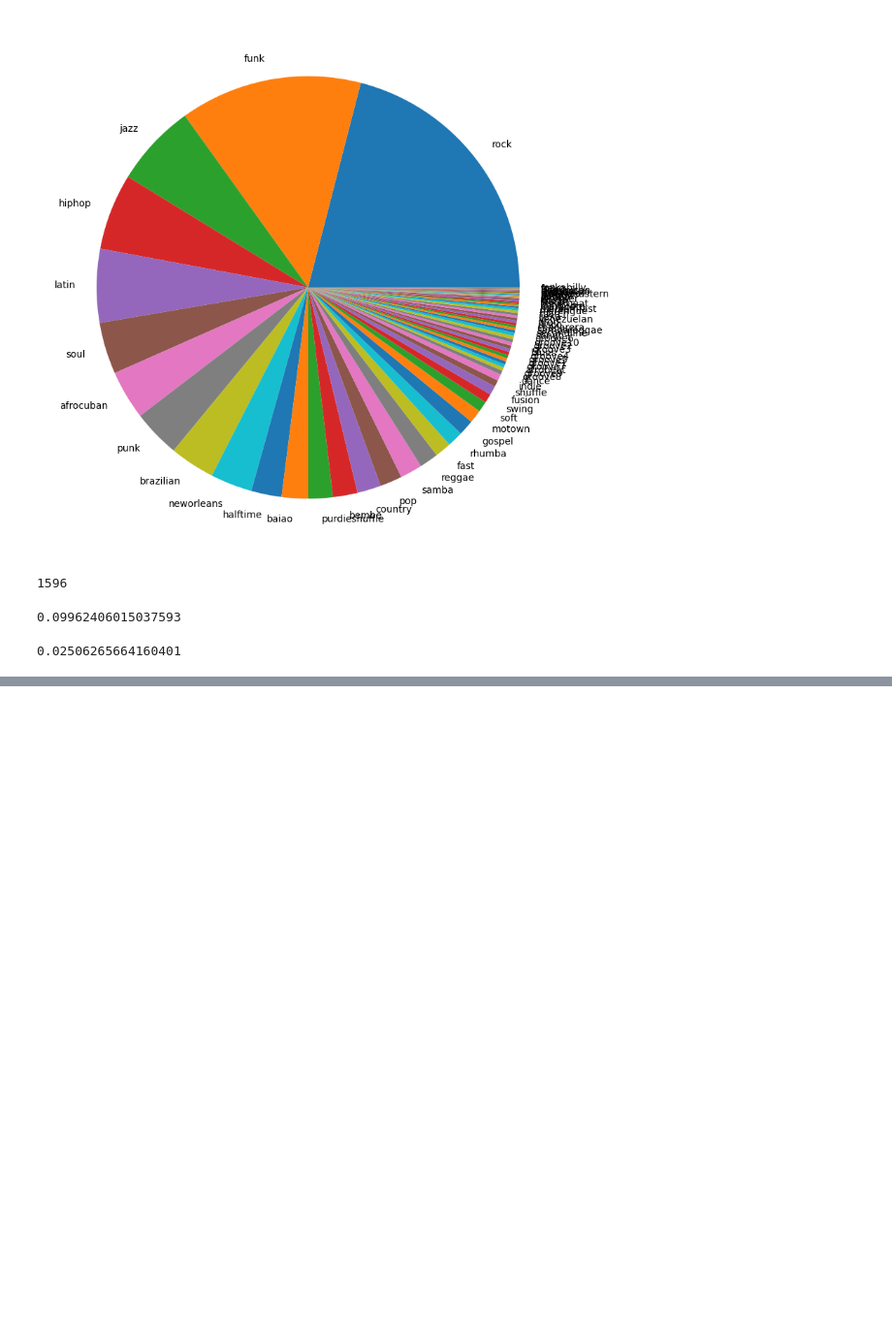
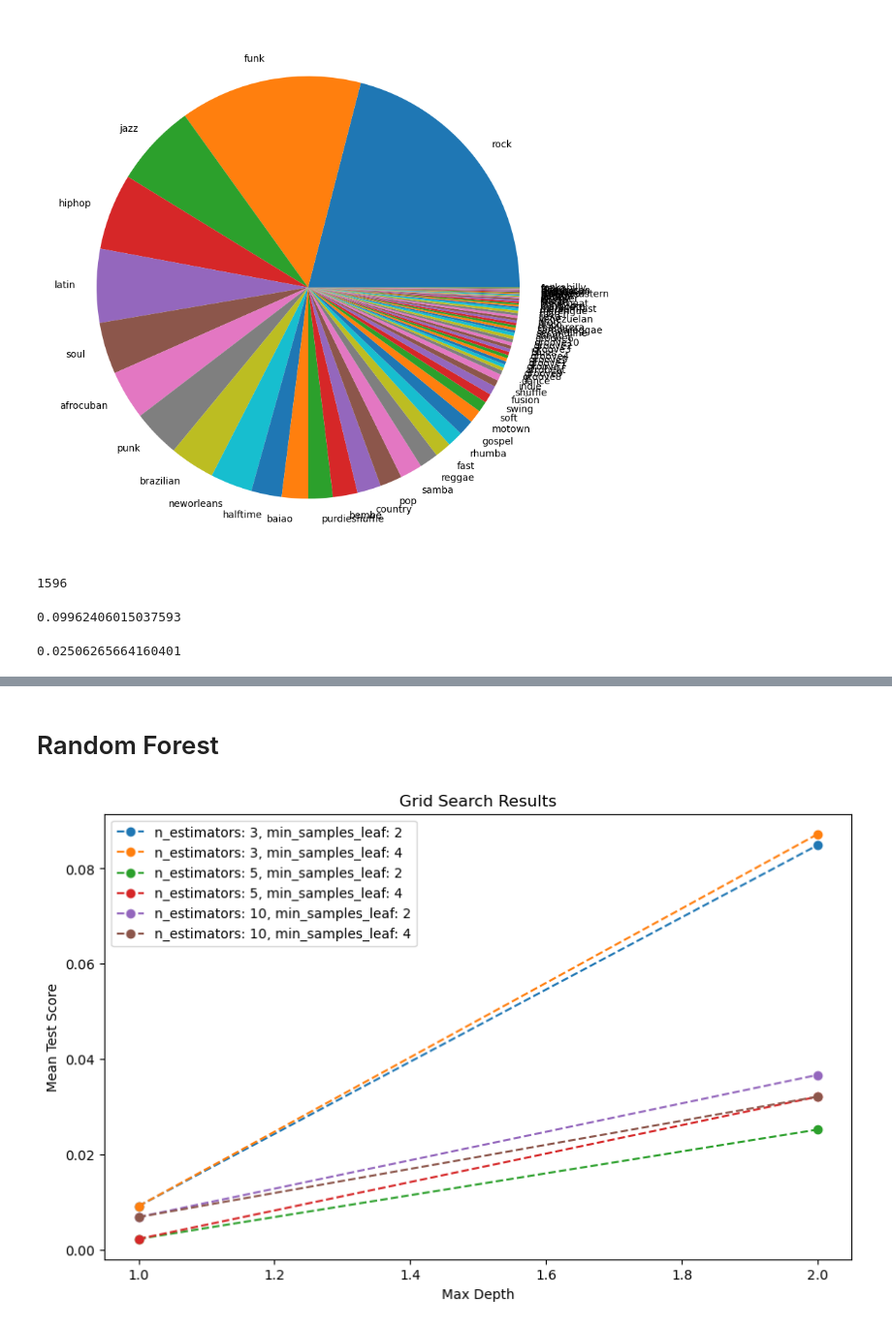
Before and after one commit to Knerten0815/GrooveLens, a Jupyter notebook: groove_exploration.ipynb, the cells around one changed output, grey strips where cells are left out. Shown at 97% size. Saved outputs shown, nothing was run; the diff lists cells and outputs as text; code cells hidden in the pictures; blank space fills up the shorter version.

Commit message:
Added grid search for random forest model

```diff
--- a/groove_exploration.ipynb
+++ b/groove_exploration.ipynb
@@ -253,0 +293,11 @@ genre_counts[["groove1", "groove2", "groove3", "groove4", "groove5", "groove6",
+# %%
+# seperate labels
+y = data_encoded.iloc[:, 11:]
+# seperate data
+X = data_encoded.iloc[:, :11]
+# drop unnecessary data
+X = X.drop(columns=["drummer", "session", "id", "midi_filename", "audio_filename", "style"])
+# should we use their split instead of our own?
+X = X.drop(columns=["split"])
+# time signature would be a nice feature, but they are 99% in 4/4. We might as well drop this column to pevent overfitting
+X = X.drop(columns=["time_signature"])
@@ -253,0 +325,65 @@ genre_counts[["groove1", "groove2", "groove3", "groove4", "groove5", "groove6",
+# %%
+from sklearn.model_selection import train_test_split
+
+# Split the data
+X_train, X_test, y_train, y_test = train_test_split(X, y, test_size=0.2, random_state=42)
+# %% [markdown]
+# Random Forest
+# %%
+import numpy as np
+import matplotlib.pyplot as plt
+from sklearn.ensemble import RandomForestClassifier
+from sklearn.multioutput import MultiOutputClassifier
+from sklearn.model_selection import GridSearchCV
+
+def perform_and_plot_RNDForest_grid_search(prefixed_parameters: dict, train_data, train_labels):
+    # Initialize the base classifier
+    rf = RandomForestClassifier(random_state=42)
+    # Wrap with MultiOutputClassifier
+    multi_target_rf = MultiOutputClassifier(rf, n_jobs=-1)
+
+    # Perform grid search
+    grid_search = GridSearchCV(multi_target_rf, prefixed_parameters, verbose=0, scoring='accuracy', cv=5)
+    grid_search.fit(train_data, train_labels)
+
+    # Collect grid search results
+    cv_results = grid_search.cv_results_
+    mean_test_scores = cv_results['mean_test_score']
+    params = cv_results['params']
+
+    # Prepare data for plotting
+    scores_array = np.array(mean_test_scores).reshape(
+        len(prefixed_parameters['estimator__max_depth']),
+        len(prefixed_parameters['estimator__min_samples_leaf']),
+        len(prefixed_parameters['estimator__n_estimators'])
+    )
+
+    # Create a line plot for each n_estimators
+    fig, ax = plt.subplots(figsize=(10, 6))
+
+    for k, n_estimators in enumerate(prefixed_parameters['estimator__n_estimators']):
+        scores_for_n_estimators = scores_array[:, :, k].T
+        for i, min_samples_leaf in enumerate(prefixed_parameters['estimator__min_samples_leaf']):
+            ax.plot(prefixed_parameters['estimator__max_depth'], scores_for_n_estimators[i],
+                    marker='o', linestyle='--', label=f'n_estimators: {n_estimators}, min_samples_leaf: {min_samples_leaf}')
+
+    ax.set_title('Grid Search Results')
+    ax.set_xlabel('Max Depth')
+    ax.set_ylabel('Mean Test Score')
+    ax.legend(loc='best')
+
+    plt.show()
+
+    return grid_search
+
+# Example usage
+parameters = {
+    'estimator__max_depth': [1, 2],
+    'estimator__min_samples_leaf': [2, 4],
+    'estimator__n_estimators': [3, 5, 10]
+}
+
+# Assume X_train and y_train are your training data and labels
+grid_search_result = perform_and_plot_RNDForest_grid_search(parameters, X_train, y_train)
+# %% [output]
+[figure, added]
```
Also changed, not shown: parts of 9 cells of this notebook.
